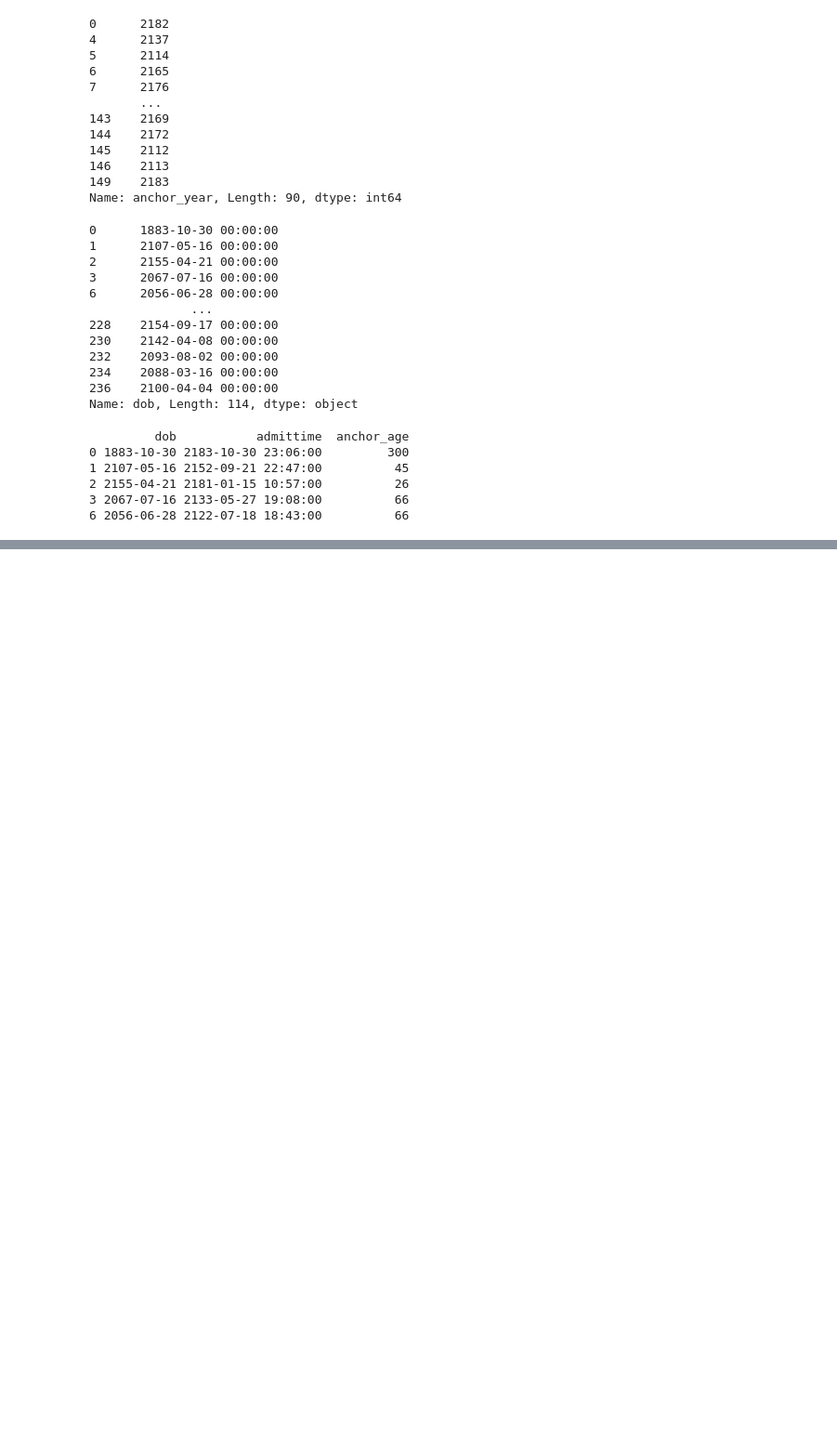
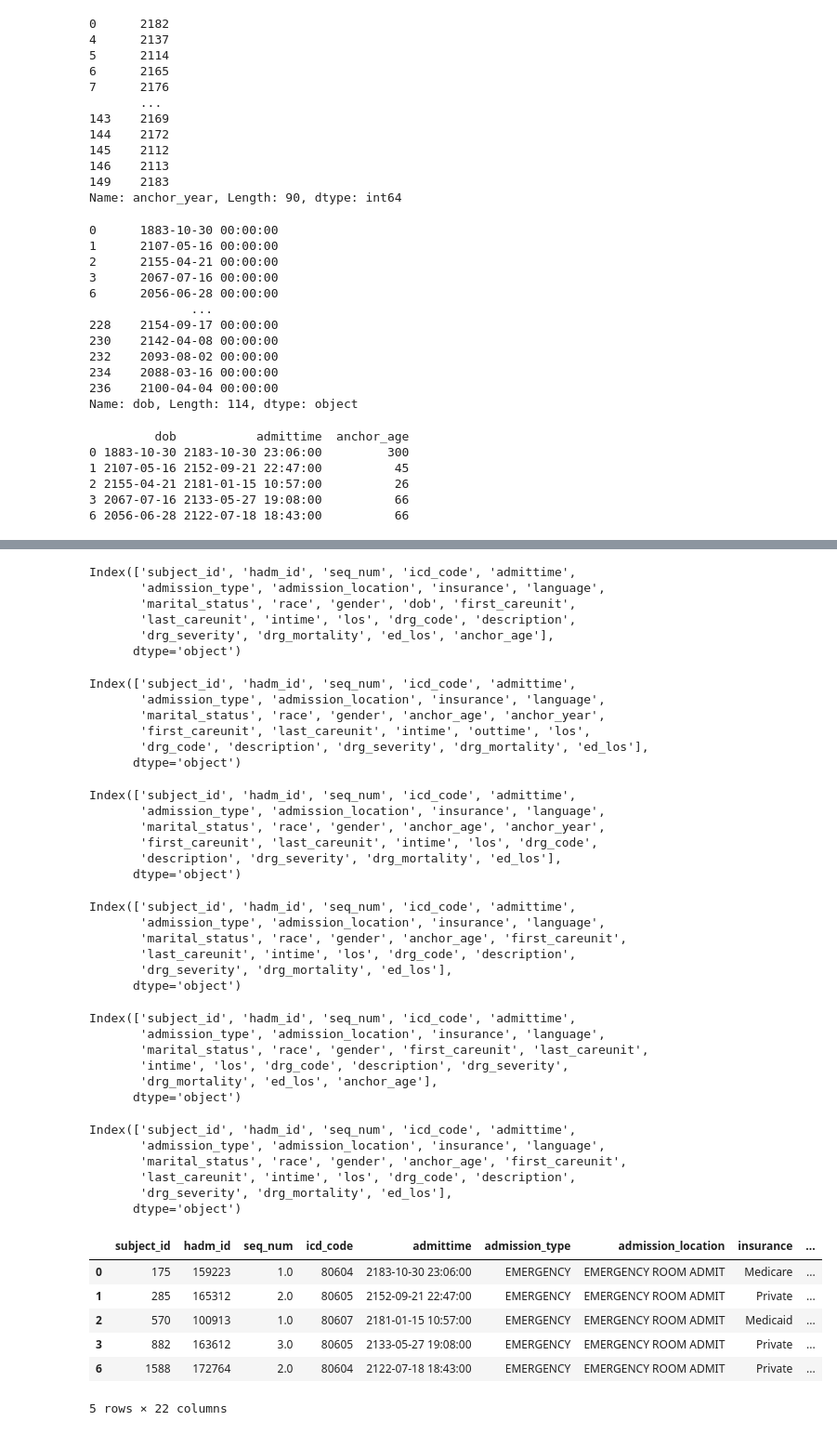
Before and after one commit to Jibu24/Predicting-ICU-LOS, a Jupyter notebook: notebooks/Data_exploration.ipynb, the cells around one changed output, grey strips where cells are left out. Shown: that part at 93% size. Saved outputs shown, nothing was run; the diff lists cells and outputs as text; code cells hidden in the pictures; blank space fills up the shorter version.

```diff
--- a/notebooks/Data_exploration.ipynb
+++ b/notebooks/Data_exploration.ipynb
@@ -977,0 +974,71 @@ Name: anchor_age, Length: 90, dtype: int64
+# %%
+merged_mimic3df.columns
+# %% [output]
+Index(['subject_id', 'hadm_id', 'seq_num', 'icd_code', 'admittime',
+       'admission_type', 'admission_location', 'insurance', 'language',
+       'marital_status', 'race', 'gender', 'dob', 'first_careunit',
+       'last_careunit', 'intime', 'los', 'drg_code', 'description',
+       'drg_severity', 'drg_mortality', 'ed_los', 'anchor_age'],
+      dtype='object')
+# %%
+merged_df.columns
+# %% [output]
+Index(['subject_id', 'hadm_id', 'seq_num', 'icd_code', 'admittime',
+       'admission_type', 'admission_location', 'insurance', 'language',
+       'marital_status', 'race', 'gender', 'anchor_age', 'anchor_year',
+       'first_careunit', 'last_careunit', 'intime', 'outtime', 'los',
+       'drg_code', 'description', 'drg_severity', 'drg_mortality', 'ed_los'],
+      dtype='object')
+# %%
+merged_df.drop(columns=['outtime'], inplace=True)
+# %%
+merged_df.columns
+# %% [output]
+Index(['subject_id', 'hadm_id', 'seq_num', 'icd_code', 'admittime',
+       'admission_type', 'admission_location', 'insurance', 'language',
+       'marital_status', 'race', 'gender', 'anchor_age', 'anchor_year',
+       'first_careunit', 'last_careunit', 'intime', 'los', 'drg_code',
+       'description', 'drg_severity', 'drg_mortality', 'ed_los'],
+      dtype='object')
+# %%
+merged_df.drop(columns=['anchor_year'], inplace=True)
+merged_mimic3df.drop(columns=['dob'], inplace=True)
+# %%
+merged_df.columns
+# %% [output]
+Index(['subject_id', 'hadm_id', 'seq_num', 'icd_code', 'admittime',
+       'admission_type', 'admission_location', 'insurance', 'language',
+       'marital_status', 'race', 'gender', 'anchor_age', 'first_careunit',
+       'last_careunit', 'intime', 'los', 'drg_code', 'description',
+       'drg_severity', 'drg_mortality', 'ed_los'],
+      dtype='object')
+# %%
+merged_mimic3df.columns
+# %% [output]
+Index(['subject_id', 'hadm_id', 'seq_num', 'icd_code', 'admittime',
+       'admission_type', 'admission_location', 'insurance', 'language',
+       'marital_status', 'race', 'gender', 'first_careunit', 'last_careunit',
+       'intime', 'los', 'drg_code', 'description', 'drg_severity',
+       'drg_mortality', 'ed_los', 'anchor_age'],
+      dtype='object')
+# %%
+merged_mimic3df = merged_mimic3df[merged_df.columns]
+# %%
+merged_mimic3df.columns
+# %% [output]
+Index(['subject_id', 'hadm_id', 'seq_num', 'icd_code', 'admittime',
+       'admission_type', 'admission_location', 'insurance', 'language',
+       'marital_status', 'race', 'gender', 'anchor_age', 'first_careunit',
+       'last_careunit', 'intime', 'los', 'drg_code', 'description',
+       'drg_severity', 'drg_mortality', 'ed_los'],
+      dtype='object')
+# %%
+merged_mimic3df.head()
+# %% [output]
+|  | subject_id | hadm_id | seq_num | icd_code | admittime | admission_type | admission_location | insurance | ... |
+| 0 | 175 | 159223 | 1.0 | 80604 | 2183-10-30 23:06:00 | EMERGENCY | EMERGENCY ROOM ADMIT | Medicare | ... |
+| 1 | 285 | 165312 | 2.0 | 80605 | 2152-09-21 22:47:00 | EMERGENCY | EMERGENCY ROOM ADMIT | Private | ... |
+| 2 | 570 | 100913 | 1.0 | 80607 | 2181-01-15 10:57:00 | EMERGENCY | EMERGENCY ROOM ADMIT | Medicaid | ... |
+| 3 | 882 | 163612 | 3.0 | 80605 | 2133-05-27 19:08:00 | EMERGENCY | EMERGENCY ROOM ADMIT | Private | ... |
+| 6 | 1588 | 172764 | 2.0 | 80604 | 2122-07-18 18:43:00 | EMERGENCY | EMERGENCY ROOM ADMIT | Private | ... |
+5 rows × 22 columns
```
Also changed, not shown: parts of 8 cells of this notebook, 2 other files.
